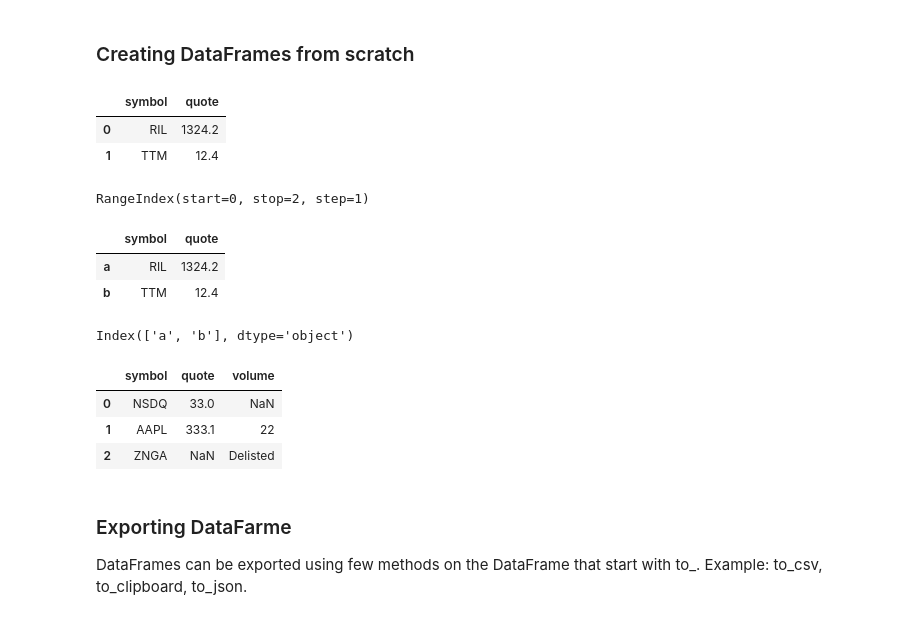
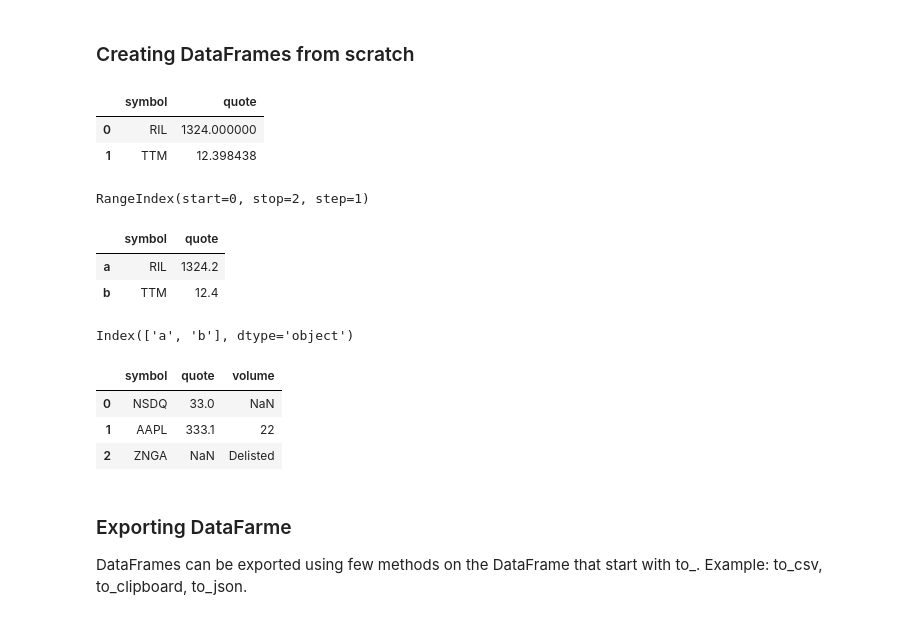
Before and after one commit to pkaran57/python-libs, a Jupyter notebook: pandas-lib/notebook/pandas.ipynb, the cells around one changed output. Saved outputs shown, nothing was run; the diff lists cells and outputs as text; code cells hidden in the pictures.

```diff
--- a/pandas-lib/notebook/pandas.ipynb
+++ b/pandas-lib/notebook/pandas.ipynb
@@ -430,38 +451,38 @@ quotes = [1324.2, 12.4]
 stocks_data_frame_dict = {'symbol': symbols, 'quote': quotes}
 
 # By default, pandas will create a RangeIndex
-df_1 = pd.DataFrame(stocks_data_frame_dict)
+df_1 = pd.DataFrame(stocks_data_frame_dict, dtype=np.float16)
 display(df_1)
 display(df_1.index)
 
 # sepcify our own index
 df_2 = pd.DataFrame(stocks_data_frame_dict, index=['a', 'b'])
 display(df_2)
 display(df_2.index)
 
 # list of dicts
 list_of_dicts = [
     {
         'symbol' : 'NSDQ',
         'quote' : 33
     },
     {
         'symbol' : 'AAPL',
         'quote' : 333.1,
         'volume': 22
     },
     {
         'symbol' : 'ZNGA',
         'quote' : None,
         'volume': 'Delisted'
     }
 ]
 
 display(pd.DataFrame(list_of_dicts))
 # %% [output]
 |  | symbol | quote |
-| 0 | RIL | 1324.2 |
-| 1 | TTM | 12.4 |
+| 0 | RIL | 1324.000000 |
+| 1 | TTM | 12.398438 |
 RangeIndex(start=0, stop=2, step=1)
 |  | symbol | quote |
 | a | RIL | 1324.2 |
```
Also changed, not shown: parts of 12 cells of this notebook.
